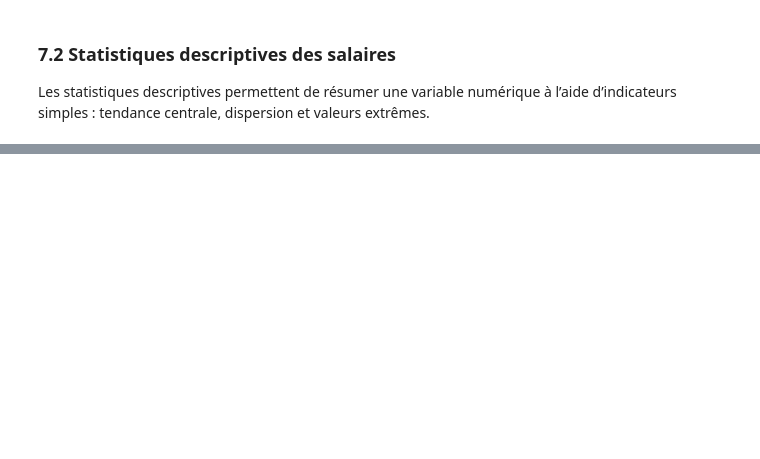
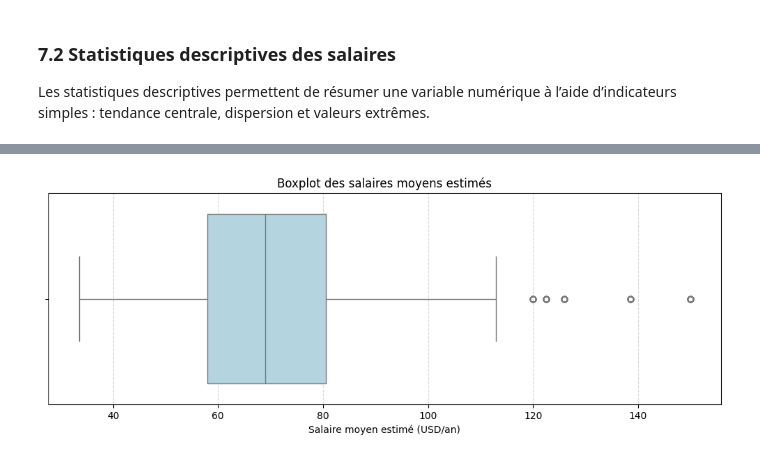
Before and after one commit to arthurb1348/data-analyst-job-market-analysis, a Jupyter notebook: notebook.ipynb, the cells around one changed output, grey strips where cells are left out. Drawn from its saved outputs; the diff is of its cells as text; code cells hidden in the pictures; blank space fills up the shorter version.

```diff
--- a/notebook.ipynb
+++ b/notebook.ipynb
@@ -493,7 +498,7 @@ Les analyses ajoutées ici mobilisent des notions de statistiques descriptives :
 Pour étudier les salaires, j’utilise la variable de salaire moyen estimé.
 Avant de calculer les indicateurs statistiques, je supprime les valeurs manquantes afin de travailler uniquement sur les offres pour lesquelles une estimation salariale exploitable est disponible.
 # %%
-salary = df["avgSalary"].dropna()
+salary = data["avgSalary"].dropna()
 
 salary.head()
 # %% [output]
@@ -504,0 +585,10 @@ Les statistiques descriptives permettent de résumer une variable numérique à
+# %%
+plt.figure(figsize=(10, 4))
+sns.boxplot(x=salary, color="lightblue")
+plt.title("Boxplot des salaires moyens estimés")
+plt.xlabel("Salaire moyen estimé (USD/an)")
+plt.grid(axis="x", linestyle="--", alpha=0.5)
+plt.tight_layout()
+plt.show()
+# %% [output]
+[figure, added]
```
Also changed, not shown: parts of 29 cells of this notebook.
